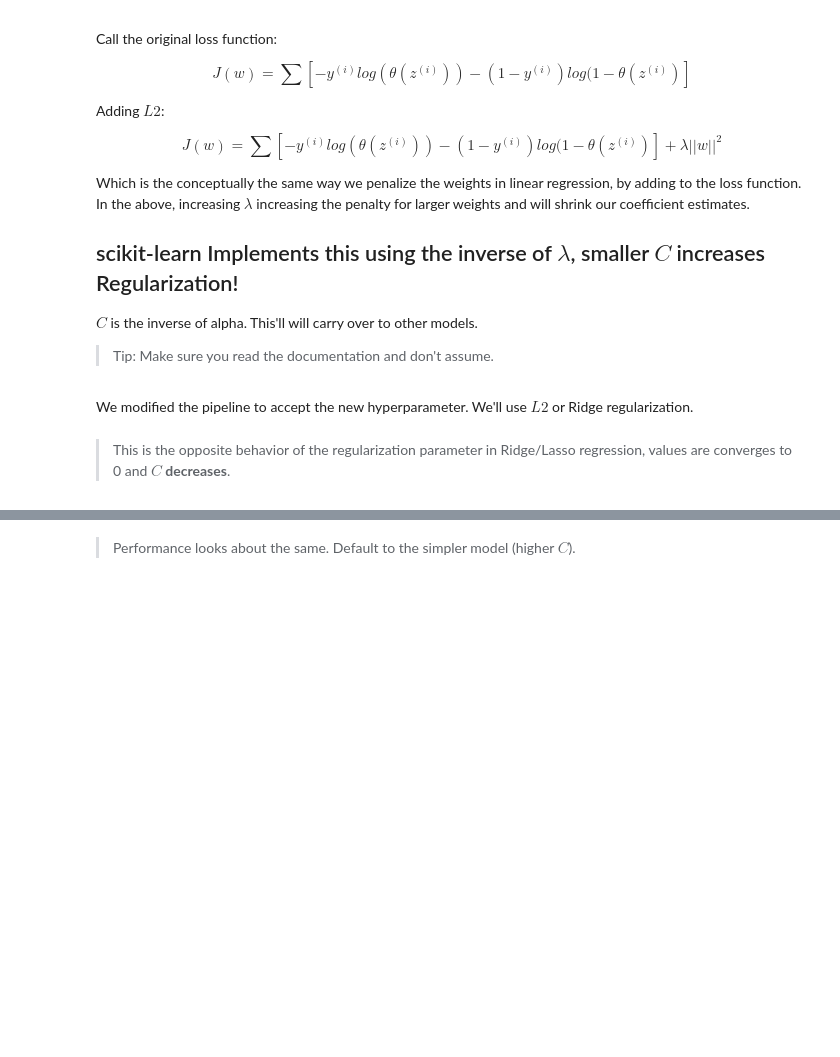
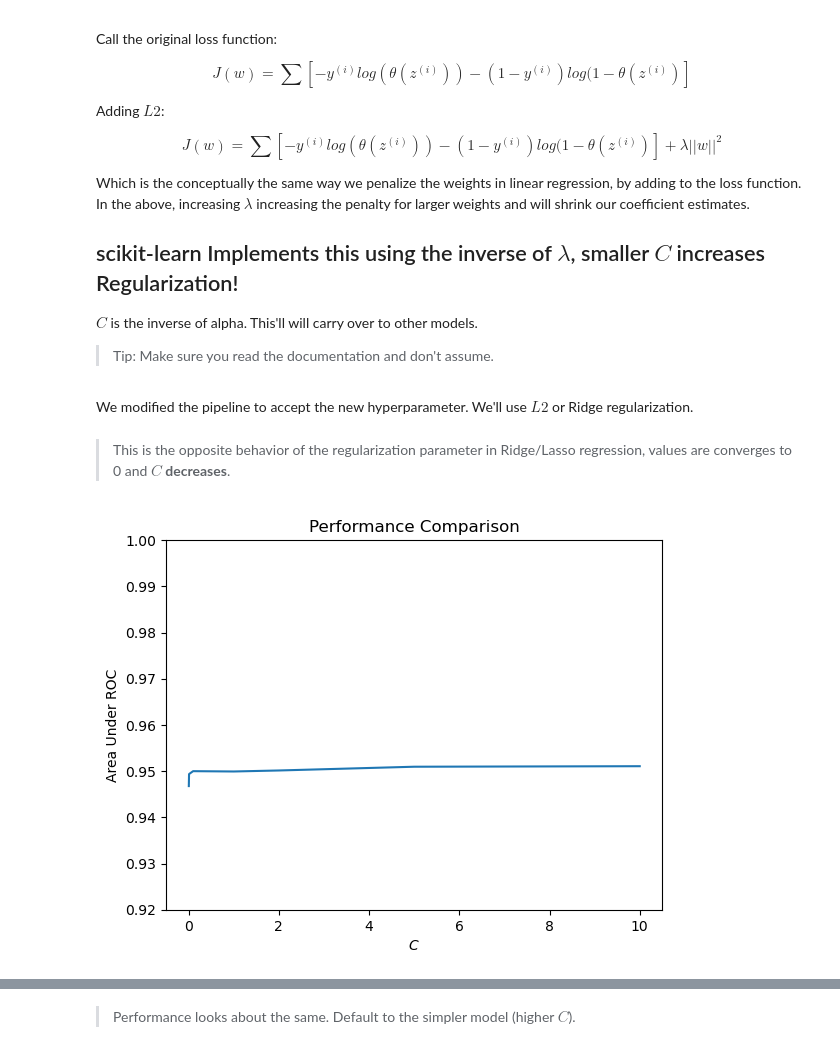
Before and after one commit to msaricaumbc/DS602_Fall2025, a Jupyter notebook: week05 - logistic-regression/logistic-regression.ipynb, the cells around one changed output, grey strips where cells are left out. Saved outputs shown, nothing was run; the diff lists cells and outputs as text; code cells hidden in the pictures; blank space fills up the shorter version.

```diff
--- a/week05 - logistic-regression/logistic-regression.ipynb
+++ b/week05 - logistic-regression/logistic-regression.ipynb
@@ -665,10 +834,12 @@ for cv in cvals:
 > This is the opposite behavior of the regularization parameter in Ridge/Lasso regression, values are converges to 0 and $C$ **decreases**.
 # %%
 pd.Series(lr_data['roc_auc']).plot()
-plt.ylim((0.8,1.0))
+plt.ylim((0.92,1.0))
 plt.xlabel('$C$')
 plt.ylabel('Area Under ROC')
 plt.title('Performance Comparison')
 plt.show()
+# %% [output]
+[figure, added]
 # %%
 lr_data['roc_auc']
```
Also changed, not shown: parts of 47 cells of this notebook, 1 other file.
